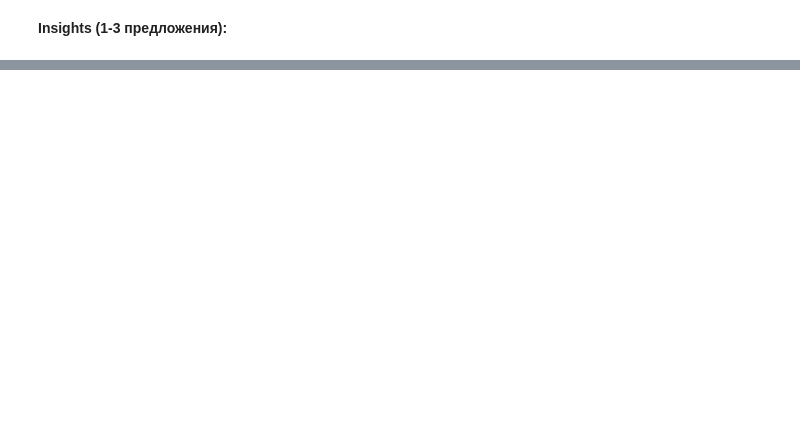
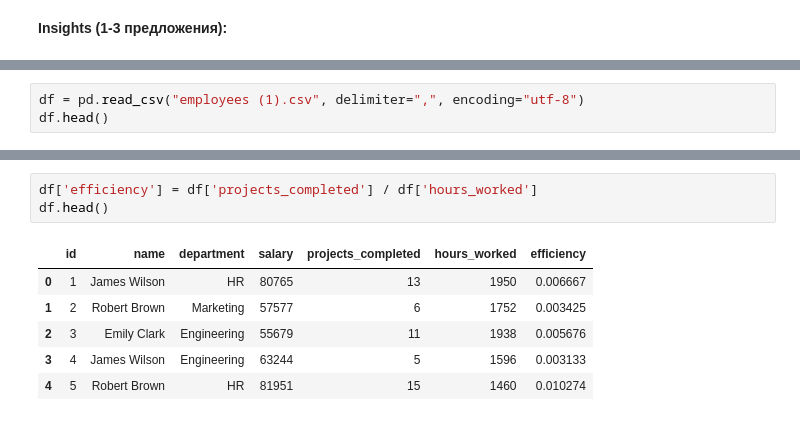
Before and after one commit to cpython-projects/da_2603, a Jupyter notebook: lesson_13_hw.ipynb, the cells around one changed output, grey strips where cells are left out. Saved outputs shown, nothing was run; the diff lists cells and outputs as text; blank space fills up the shorter version.

```diff
--- a/lesson_13_hw.ipynb
+++ b/lesson_13_hw.ipynb
@@ -84,0 +134,3 @@ for dept in departments.values():
+# %%
+df = pd.read_csv("employees (1).csv", delimiter=",", encoding="utf-8")
+df.head()
@@ -84,0 +174,10 @@ for dept in departments.values():
+# %%
+df['efficiency'] = df['projects_completed'] / df['hours_worked']
+df.head()
+# %% [output]
+|  | id | name | department | salary | projects_completed | hours_worked | efficiency |
+| 0 | 1 | James Wilson | HR | 80765 | 13 | 1950 | 0.006667 |
+| 1 | 2 | Robert Brown | Marketing | 57577 | 6 | 1752 | 0.003425 |
+| 2 | 3 | Emily Clark | Engineering | 55679 | 11 | 1938 | 0.005676 |
+| 3 | 4 | James Wilson | Engineering | 63244 | 5 | 1596 | 0.003133 |
+| 4 | 5 | Robert Brown | HR | 81951 | 15 | 1460 | 0.010274 |
```
Also changed, not shown: parts of 9 cells of this notebook.
